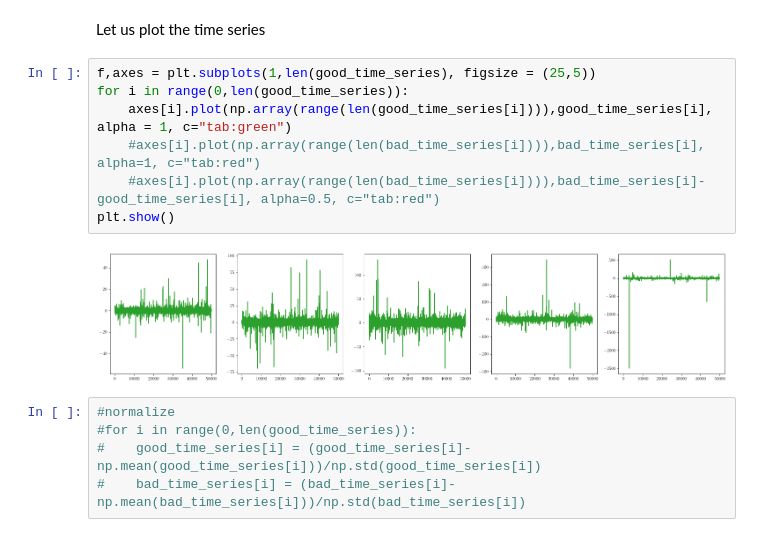
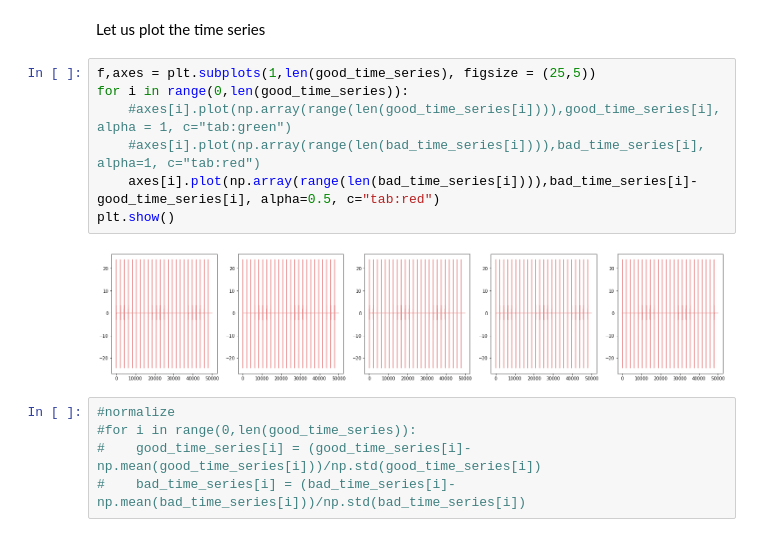
Before and after one commit to nihell/MachineSignalProcessing, a Jupyter notebook: data2_SWE.ipynb, the cells around one changed output. Drawn from its saved outputs; the diff is of its cells as text.

```diff
--- a/data2_SWE.ipynb
+++ b/data2_SWE.ipynb
@@ -44,12 +44,12 @@ Let us plot the time series
 # %%
 f,axes = plt.subplots(1,len(good_time_series), figsize = (25,5))
 for i in range(0,len(good_time_series)):
-    axes[i].plot(np.array(range(len(good_time_series[i]))),good_time_series[i], alpha = 1, c="tab:green")
+    #axes[i].plot(np.array(range(len(good_time_series[i]))),good_time_series[i], alpha = 1, c="tab:green")
     #axes[i].plot(np.array(range(len(bad_time_series[i]))),bad_time_series[i], alpha=1, c="tab:red")
-    #axes[i].plot(np.array(range(len(bad_time_series[i]))),bad_time_series[i]-good_time_series[i], alpha=0.5, c="tab:red")
+    axes[i].plot(np.array(range(len(bad_time_series[i]))),bad_time_series[i]-good_time_series[i], alpha=0.5, c="tab:red")
 plt.show()
 # %% [output]
-[figure, old version]
+[figure, new version]
 # %%
 #normalize
 #for i in range(0,len(good_time_series)):
```
Also changed, not shown: parts of 4 cells of this notebook, 1 other file.
